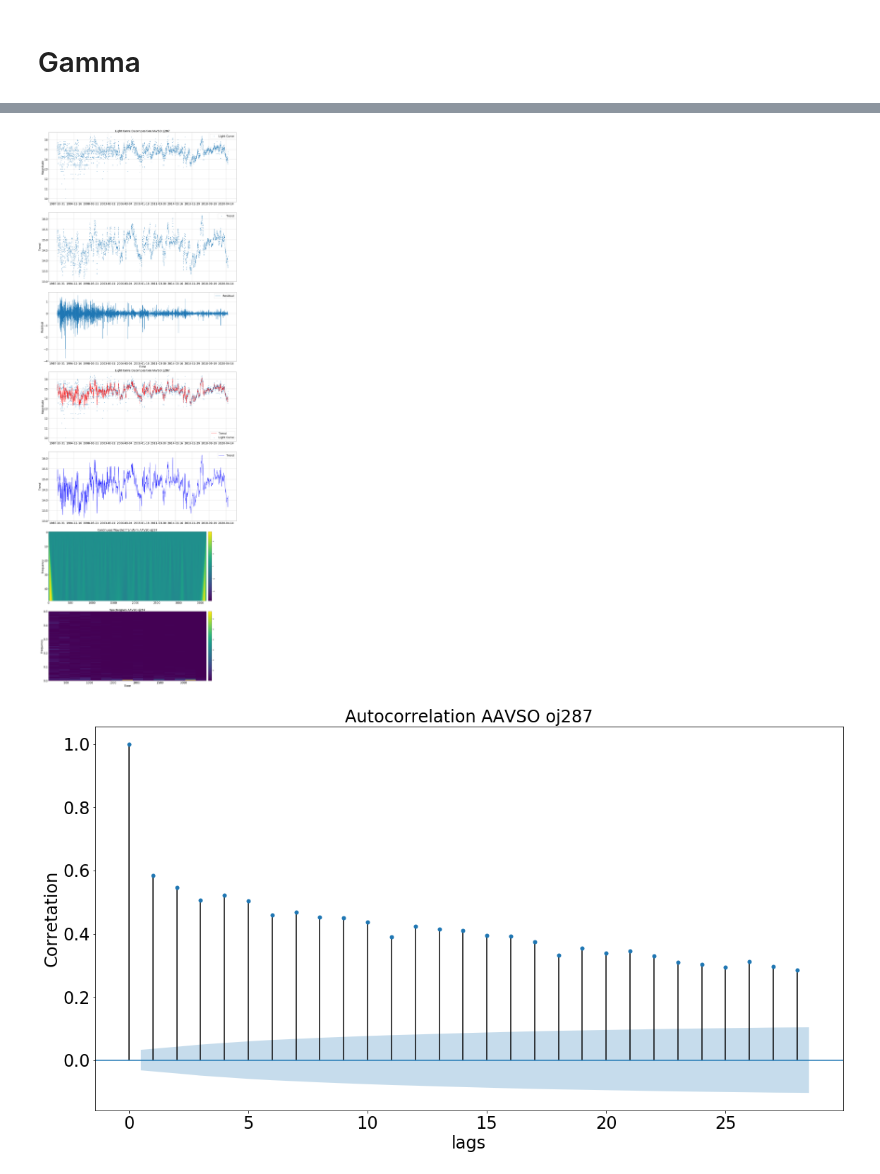
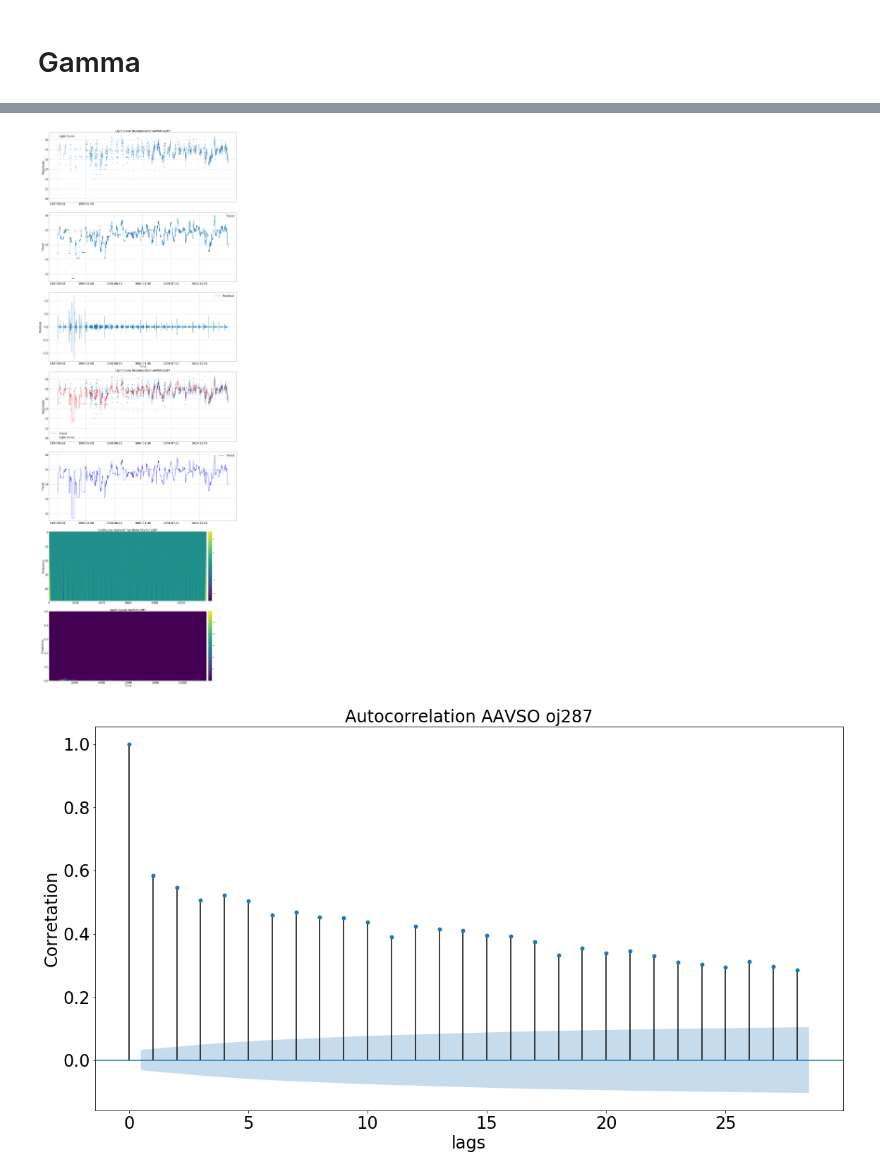
Before and after one commit to GuijonGustavo/oj287_lc, a Jupyter notebook: optical/ts/time-serie-analysis_optical.ipynb, the cells around one changed output, grey strips where cells are left out. Drawn from its saved outputs; the diff is of its cells as text; code cells hidden in the pictures.

```diff
--- a/optical/ts/time-serie-analysis_optical.ipynb
+++ b/optical/ts/time-serie-analysis_optical.ipynb
@@ -22,4 +22,6 @@ freq="optical"
 #path = "../optical/ts/"
 labelleft= "Magnitude"
 instr = " AAVSO "
-data = pd.read_table("data/"+obj+"_"+freq+"_average.dat")
+data = pd.read_table("data/"+obj+"_"+freq+"_final.dat")
+pd.set_option('display.max_rows', None)
+data.dtypes
@@ -45,0 +53,7 @@ date = data["date"]
+# %%
+data.sort_values(["date"], axis=0, ascending=True, inplace=True)
+#data.Flux.astype(float)
+data["Flux"] = pd.to_numeric(data["Flux"], downcast="float",errors='coerce')
+
+#data = data.fillna(value=0)
+data.dtypes
@@ -78,2 +74,4 @@ ax.text(0.8, 17.5, legenda_desv, fontsize=24)
 # %%
 ts_EWM = ts.ewm(adjust=False,alpha=0.1).mean()
+ts_EWM = ts_EWM.fillna(value=0)
+ts_EWM.shape
@@ -102,7 +86,7 @@ rcParams['figure.figsize'] = 25, 70
 
 plt.tick_params(axis='both', which='major', labelsize=24)
 
-decomposition = seasonal_decompose(ts,freq=4)
+decomposition = seasonal_decompose(ts_EWM,freq=4)
 trend = decomposition.trend
 seasonal = decomposition.seasonal
 residual = decomposition.resid
@@ -113,7 +97,7 @@ plt.title('Light Curve Decomposition'+instr+obj, fontsize=24)
 plt.scatter(data['date'], data['Flux'], label='Light Curve',marker='.')
 plt.legend(loc='best', fontsize=24)
 plt.ylabel(labelleft, fontsize=24)
-plt.xticks(np.arange(0, 3644, step=360), fontsize=24)
+plt.xticks(np.arange(0, 3644, step=1990), fontsize=24)
 plt.grid()
 
 plt.subplot(712)
@@ -121,7 +105,7 @@ plt.tick_params(axis='both', which='major', labelsize=24)
 plt.ylabel('Trend', fontsize=24)
 plt.scatter(data['date'], trend, label='Trend', marker=".")
 plt.legend(loc='best', fontsize=24)
-plt.xticks(np.arange(0, 3644, step=360), fontsize=24)
+plt.xticks(np.arange(0, 11940, step=1990), fontsize=24)
 plt.grid()
 
 plt.subplot(713)
@@ -130,7 +114,7 @@ plt.ylabel('Residual', fontsize=24)
 plt.plot(data['date'],residual, label='Residual')
 plt.legend(loc='best', fontsize=24)
 plt.xlabel('Time', fontsize=24)
-plt.xticks(np.arange(0, 3644, step=360), fontsize=24)
+plt.xticks(np.arange(0, 11940, step=1990), fontsize=24)
 plt.grid()
 
 plt.subplot(714)
@@ -140,41 +124,41 @@ plt.title('Light Curve Decomposition'+instr+obj, fontsize=24)
 plt.scatter(data['date'], data['Flux'], label='Light Curve',marker='.')
 plt.plot(data['date'], trend, label='Trend', color="red")
 plt.legend(loc='best', fontsize=24)
-plt.xticks(np.arange(0, 3644, step=360), fontsize=24)
+plt.xticks(np.arange(0, 11940, step=1990), fontsize=24)
 plt.grid()
 
 plt.subplot(715)
 plt.tick_params(axis='both', which='major', labelsize=24)
 plt.ylabel('Trend', fontsize=24)
 plt.plot(data['date'], trend, label='Trend', color="blue")
 plt.legend(loc='best', fontsize=24)
-plt.xticks(np.arange(0, 3644, step=360), fontsize=24)
+plt.xticks(np.arange(0, 11940, step=1990), fontsize=24)
 plt.grid()
 
 plt.subplot(716)
 widths = np.arange(1,50)
-cwtmatr = signal.cwt(ts, signal.ricker, widths)
+cwtmatr = signal.cwt(ts_EWM, signal.ricker, widths)
 plt.tick_params(axis='both', which='major', labelsize=24)
 plt.title('Continuous Wavelet Transform'+instr+obj, fontsize=24)
 plt.imshow(cwtmatr, aspect='auto', vmax=abs(cwtmatr).max(), vmin=-abs(cwtmatr).max())
 plt.colorbar(pad=0.01)
 plt.ylabel('Frequency', fontsize=24)
 
 plt.subplot(717)
 plt.tick_params(axis='both', which='major', labelsize=24)
 plt.title('Spectrogram'+instr+obj, fontsize=24)
-f, t, Sxx = signal.spectrogram(ts)
+f, t, Sxx = signal.spectrogram(ts_EWM)
 plt.pcolormesh(t, f, Sxx)
 plt.axis([t.min(), t.max(), f.min(),f.max()])
 #plt.axis([150, 350, 0, 0.05])
 plt.colorbar(pad=0.01)
 plt.ylabel('Frequency', fontsize=24)
 plt.xlabel('Time', fontsize=24)
 
 plt.tight_layout()
 #plt.savefig("images/"+obj+"_"+freq+"_seasonal.png", format="png", dpi=300)
 # %% [output]
-[figure, old version]
+[figure, new version]
 # %%
 from statsmodels.tsa.stattools import acf, pacf
 from statsmodels.graphics.tsaplots import plot_acf, plot_pacf
```
Also changed, not shown: parts of 17 cells of this notebook, 10 other files.
